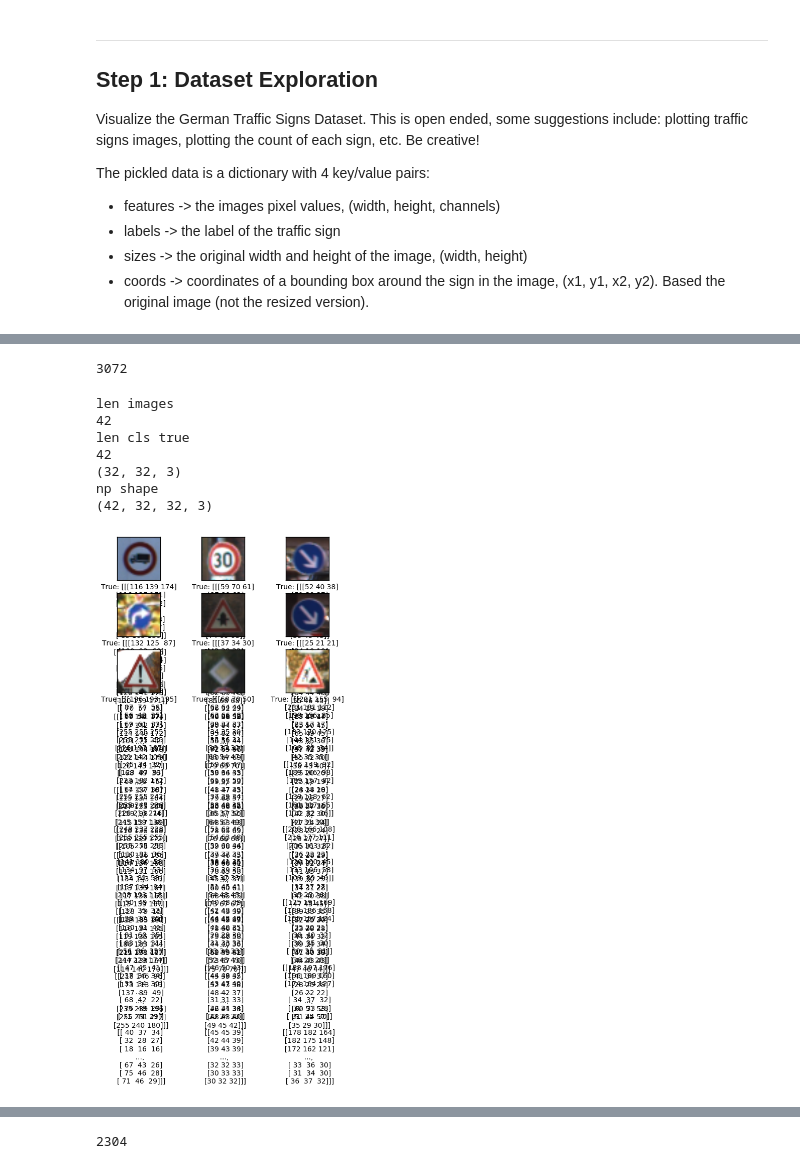
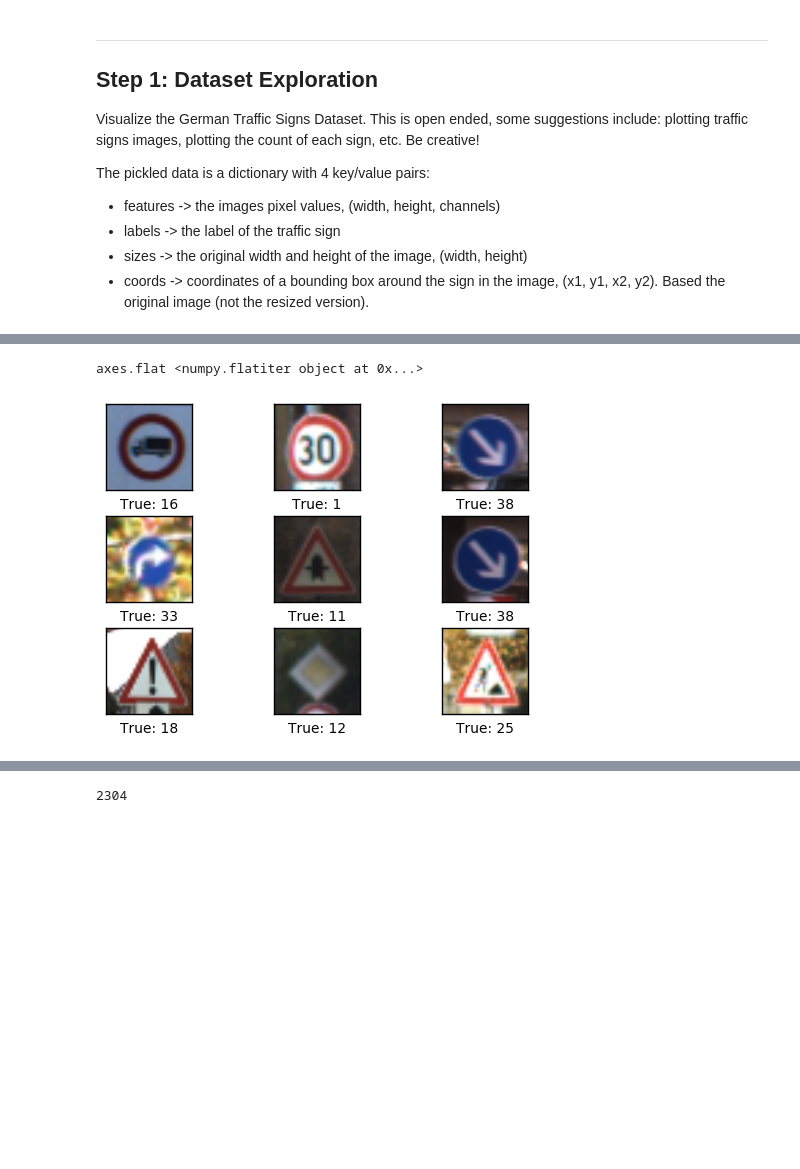
Before and after one commit to reneesmacdonald/trafficsigns, a Jupyter notebook: Traffic_Signs_Recognition.ipynb, the cells around one changed output, grey strips where cells are left out. Saved outputs shown, nothing was run; the diff lists cells and outputs as text; code cells hidden in the pictures; blank space fills up the shorter version.

```diff
--- a/Traffic_Signs_Recognition.ipynb
+++ b/Traffic_Signs_Recognition.ipynb
@@ -60,0 +99,18 @@ print (X_test.shape)
+# %%
+# Implement Min-Max scaling for greyscale image data
+'''
+def normalize_greyscale(image_data):
+
+    a = 0.1
+    b = 0.9
+    Xmin = 0
+    X = image_data
+    Xmax = 255
+    return 0.1 + ((X-Xmin)*(b-a)/(Xmax - Xmin))
+
+train_features = normalize_greyscale(X_train)
+test_features = normalize_greyscale(X_test)
+is_features_normal = True
+
+print ('Tests passed!')
+'''
@@ -85,7 +149,8 @@ num_filters2 = 36
 # Fully-connected layer
 fc_size = 128
 # %%
-test_cls = np.argmax(X_test, axis=1)
+#test_cls = np.argmax(X_test, axis=1)
+test_cls = np.argmax(test_labels, axis=1)
 # %%
 img_size = 32
 
@@ -97,26 +162,22 @@ img_shape = (img_size, img_size, num_channels)
 
 img_size_flat = img_size * img_size * num_channels
 
-print (img_size_flat)
+#print (img_size_flat)
 
 num_classes = 43
-# %% [output]
-3072
 # %%
 def plot_images(images, cls_true, cls_pred=None):
-    print ("len images")
-    print (len(images))
-    print ("len cls true")
-    print (len(cls_true))
-    print (img_shape)
-    print("np shape")
-    print (np.shape(images))
-    assert len(images) == len(cls_true) == 42
+
+    #assert len(images) == len(cls_true) == 9
+
+
 
 
     # Create figure with 3x3 sub-plots
     fig, axes = plt.subplots(3, 3)
     fig.subplots_adjust(hspace=0.3, wspace=0.3)
+
+    print ("axes.flat", axes.flat)
 
     for i, ax in enumerate(axes.flat):
         # Plot image
@@ -136,21 +197,17 @@ def plot_images(images, cls_true, cls_pred=None):
         ax.set_yticks([])
 
     plt.show()
-# %%
-images = X_test[0:42]
-
-cls_true = X_test[0:42]
-
-plot_images(images = images, cls_true = cls_true)
-# %% [output]
-len images
-42
-len cls true
-42
-(32, 32, 3)
-np shape
-(42, 32, 32, 3)
-[figure, removed]
+# %%
+from IPython.core.display import display, HTML
+display(HTML("<style>.container { width:100% !important; }</style>"))
+images = test_features[:9]
+
+cls_true = test_cls[:9]
+
+plot_images(images = images, cls_true = cls_true)
+# %% [output]
+axes.flat <numpy.flatiter object at 0x...>
+[figure, added]
 # %%
 def new_weights(shape):
     return tf.Variable(tf.truncated_normal(shape, stddev=0.05))
```
Also changed, not shown: parts of 57 cells of this notebook.
